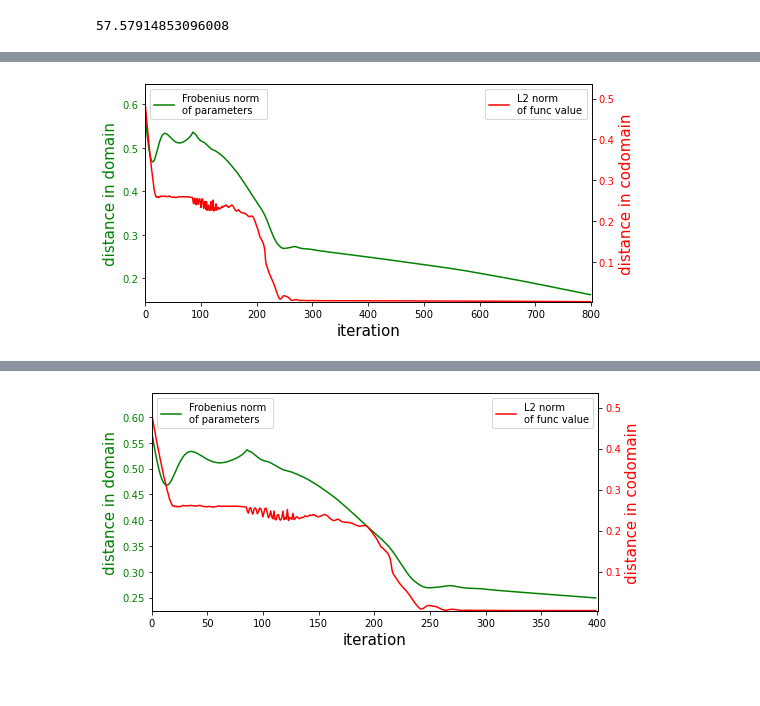
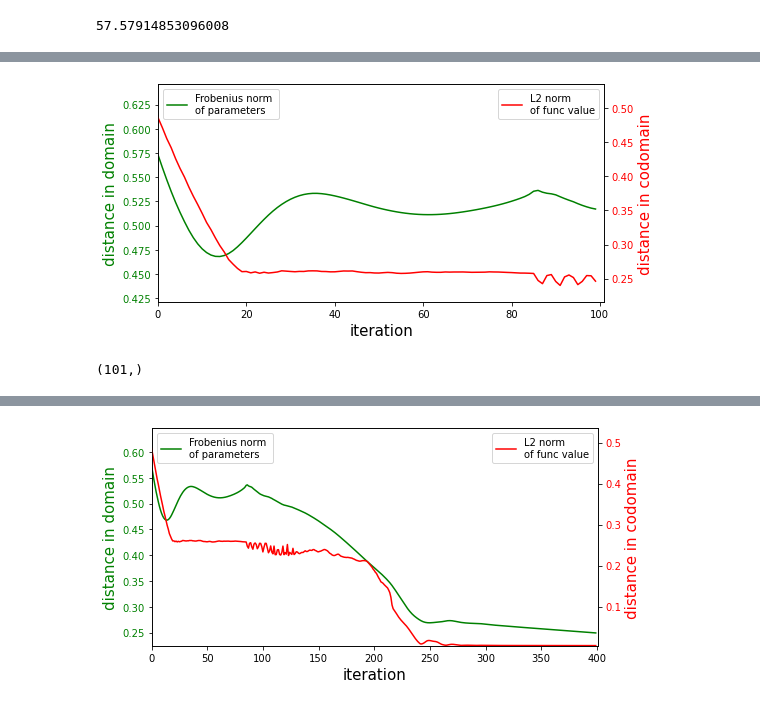
Before and after one commit to huajian1069/non-convex-optimisation, a Jupyter notebook: refactor deepSDF.ipynb, the cells around one changed output, grey strips where cells are left out. Drawn from its saved outputs; the diff is of its cells as text; code cells hidden in the pictures.

```diff
--- a/refactor deepSDF.ipynb
+++ b/refactor deepSDF.ipynb
@@ -289,5 +290,9 @@ Wall time: 15.6 s
-# %%
-ana = post_analysis_single(stats)
-ana.plot_distance()
-# %% [output]
-[figure, removed]
+# %%
+ana_ada = post_analysis_single(stats_ada)
+ana_ada.plot_distance()
+# %% [output]
+[figure, added]
+# %%
+stats_ada['val'].shape
+# %% [output]
+(101,)
```
Also changed, not shown: parts of 31 cells of this notebook, 4 other files.
